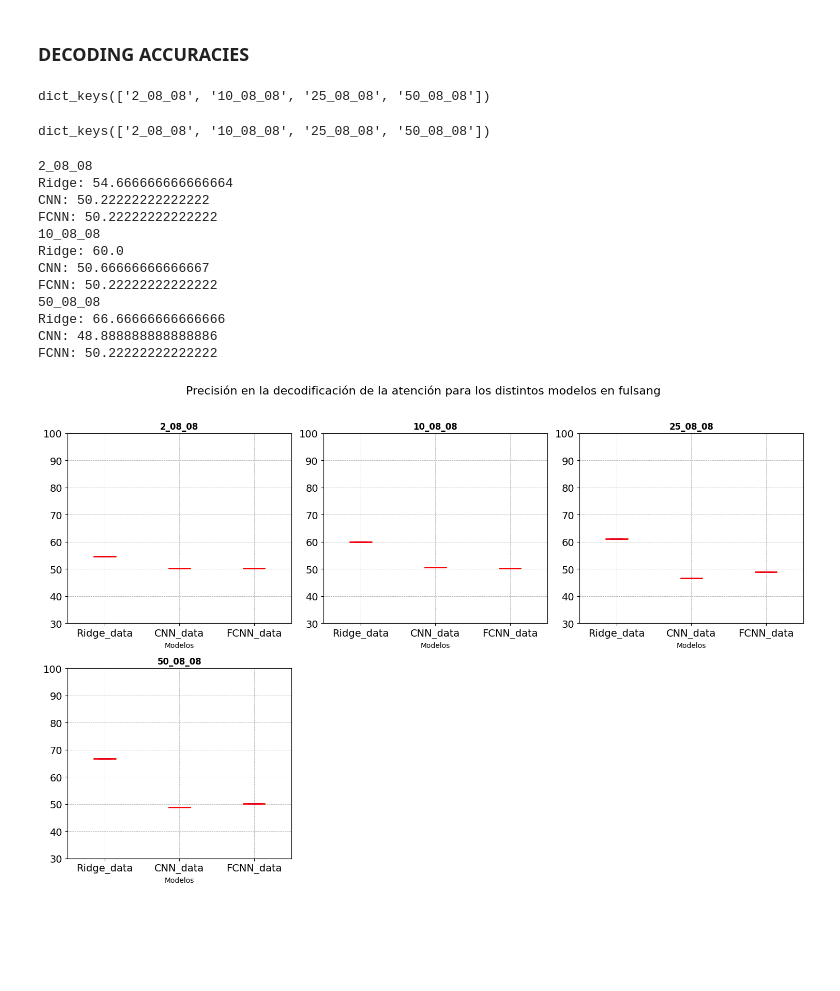
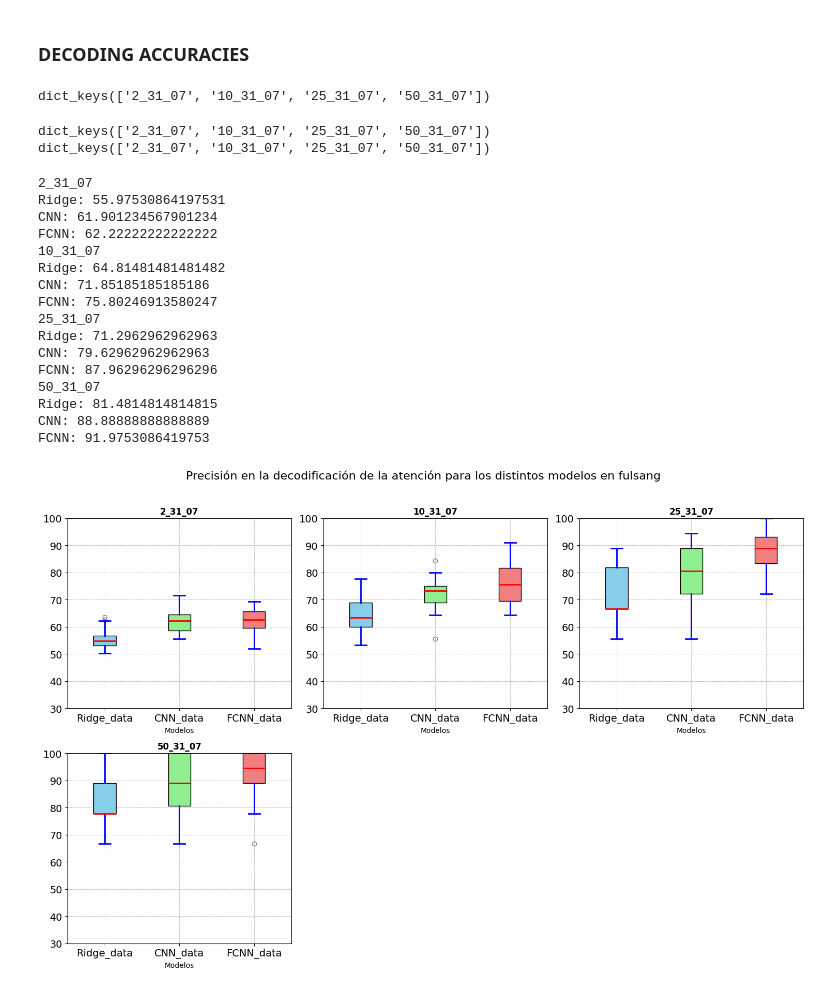
Before and after one commit to garcesote/DNN_AAD, a Jupyter notebook: visualize.ipynb, the cells around one changed output. Cells and saved outputs as stored; diff of their text form; code cells hidden in the pictures; blank space fills up the shorter version.

```diff
--- a/visualize.ipynb
+++ b/visualize.ipynb
@@ -495,0 +517,6 @@ file_list
+# %%
+# SELECCIONO EL DATASET
+dataset = datasets[0]
+path = os.path.join(eval_path, dataset)
+file_list = os.listdir(path)
+file_list
@@ -496,8 +536,8 @@ file_list
 # %%
 results = {}
 
-# Load data from the folder of results
-for file in file_list:
+# Load nd data from the folder of results
+for file in nd_file_list:
     print(file)
     str_chunks = file.split('_')
     if str_chunks[1].isdigit():
@@ -513,11 +553,11 @@ for file in file_list:
     if key not in results:
         results[key] = {}
 
-    if 'nd' in file:
-        eval_results = json.load(open(os.path.join(eval_path,dataset,key+'_nd_Results'),'r'))
-        eval_cat = torch.cat([torch.tensor(results) for results in list(eval_results.values())])
-        results[key]['nd'] = eval_cat
-    else:
+    eval_results = json.load(open(os.path.join(eval_nd_path,dataset,file),'r'))
+    eval_cat = torch.cat([torch.tensor(results) for results in list(eval_results.values())])
+    results[key]['nd'] = eval_cat
+
+    if key+'_Results' in file_list:
         eval_results = json.load(open(os.path.join(eval_path,dataset,key+'_Results'),'r'))
         eval_cat = torch.cat([torch.tensor(results) for results in list(eval_results.values())])
         results[key]['eval'] = eval_cat
@@ -575,29 +611,31 @@ torch.Size([225])
 ### DECODING ACCURACIES
 # %%
 # Cargo los diccionarios:
-def get_times(dataset, model):
+def get_times(dataset, model, date):
     path = os.path.join('Results/decode_accuracy/', dataset+'_data' , model)
     file_list = os.listdir(path)
     # times is a dict with { 'WL_date' : [list with accuracies for each subject] }
     times = {str(int(int(file.split('_')[2]) / 64)) + '_' + file.split('_')[0] + '_' + file.split('_')[1] : json.load(open(os.path.join(path, file),'r')) for file in file_list}
     ordered_keys = dict(sorted(times.items(), key=lambda item: int(item[0].split('_')[0])))
-    times_ordered = {key: times[key] for key in ordered_keys if '_'.join(key.split('_')[1:]) != '30_07'}
+    times_ordered = {key: times[key] for key in ordered_keys if '_'.join(key.split('_')[1:]) == date}
     return times_ordered
 
-print(get_times('jaulab', 'CNN').keys())
+print(get_times('fulsang', 'CNN', '31_07').keys())
 # %% [output]
-dict_keys(['2_08_08', '10_08_08', '25_08_08', '50_08_08'])
+dict_keys(['2_31_07', '10_31_07', '25_31_07', '50_31_07'])
 # %%
 dataset = 'fulsang'
 models = ['Ridge_original', 'Ridge', 'FCNN', 'CNN']
-model_info = {model: get_times(dataset, model) for model in models}
+model_info = {model: get_times(dataset, model, '31_07') for model in models}
 # %%
 # diccionario agrupando por índices de tiempo y modelos
 time_keys = model_info[models[0]].keys()
 print(time_keys)
 times_info = {time: {model: model_info[model][time] for model in models} for time in time_keys}
+print(times_info.keys())
 # %% [output]
-dict_keys(['2_08_08', '10_08_08', '25_08_08', '50_08_08'])
+dict_keys(['2_31_07', '10_31_07', '25_31_07', '50_31_07'])
+dict_keys(['2_31_07', '10_31_07', '25_31_07', '50_31_07'])
 # %%
 n_plots = len(times_info.keys())
 
@@ -613,7 +651,7 @@ axs = axs.flatten()
 for n, (idx, mdl_info) in enumerate(times_info.items()):
 
     models = ['Ridge', 'CNN', 'FCNN']
-    ventanas_media = ['2', '10', '50']
+    ventanas_media = ['2', '10', '25', '50']
 
     if idx.split('_')[0] in ventanas_media:
         print(idx)
@@ -638,46 +676,50 @@ for n, (idx, mdl_info) in enumerate(times_info.items()):
 
     for median in box['medians']:
         median.set(color='red', linewidth=2)
 
     for flier in box['fliers']:
         flier.set(marker='o', color='red', alpha=0.5)
 
     # Añadir título y etiquetas
     axs[n].set_title(idx, fontweight='bold')
     axs[n].set_xlabel('Modelos')
     axs[n].set_xticks([1, 2, 3], ['Ridge_data', 'CNN_data', 'FCNN_data'])  # Etiquetas personalizadas
     axs[n].set_ylim([30,100])
 
     # Añadir rejilla para mayor legibilidad
     axs[n].grid(True, linestyle='--', linewidth=0.6)
 
     # Personalizar ejes
     axs[n].tick_params(axis='both', which='major', labelsize=14)
 
 # Eliminar subfiguras vacías si hay menos subfiguras que lugares en la cuadrícula
 for ax in axs[n+1:]:
     fig.delaxes(ax)
 
 plt.tight_layout()
 # Agregar un título general a la figura
 fig.suptitle('Precisión en la decodificación de la atención para los distintos modelos en '+dataset, fontsize=16)
 plt.tight_layout(rect=[0, 0, 1, 0.96])  # Ajustar el layout para dejar espacio para el título
 
 plt.show()
 # %% [output]
-2_08_08
-Ridge: 54.666666666666664
-CNN: 50.22222222222222
-FCNN: 50.22222222222222
-10_08_08
-Ridge: 60.0
-CNN: 50.66666666666667
-FCNN: 50.22222222222222
-50_08_08
-Ridge: 66.66666666666666
-CNN: 48.888888888888886
-FCNN: 50.22222222222222
+2_31_07
+Ridge: 55.97530864197531
+CNN: 61.901234567901234
+FCNN: 62.22222222222222
+10_31_07
+Ridge: 64.81481481481482
+CNN: 71.85185185185186
+FCNN: 75.80246913580247
+25_31_07
+Ridge: 71.2962962962963
+CNN: 79.62962962962963
+FCNN: 87.96296296296296
+50_31_07
+Ridge: 81.4814814814815
+CNN: 88.88888888888889
+FCNN: 91.9753086419753
-[figure, old version]
+[figure, new version]
 # %%
 # Establecer estilo de seaborn
 sns.set(style="whitegrid")
```
Also changed, not shown: parts of 22 cells of this notebook, 7 other files.
